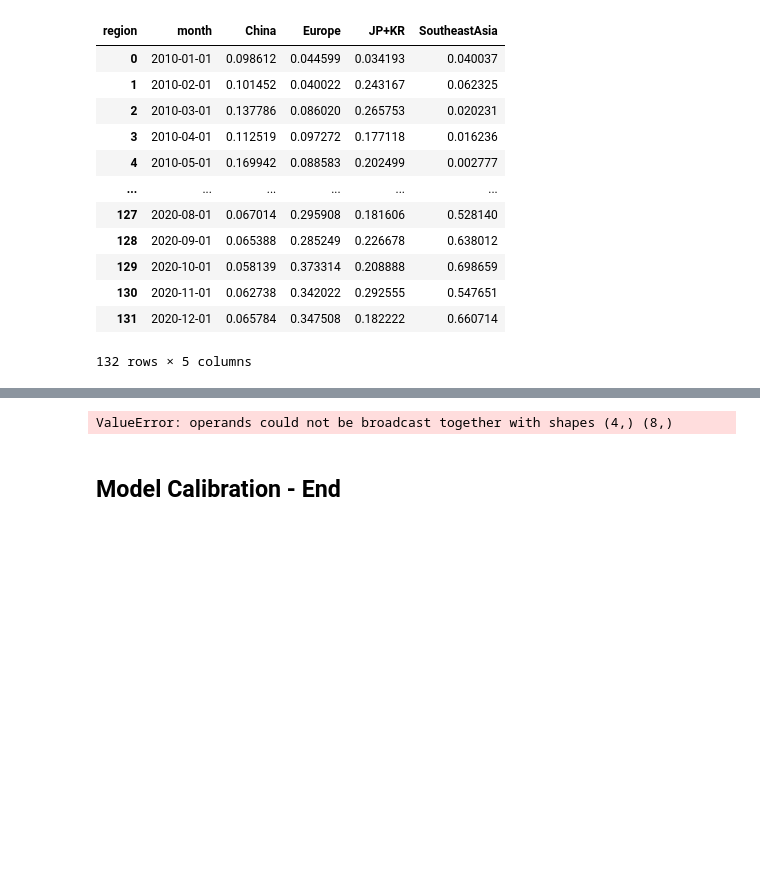
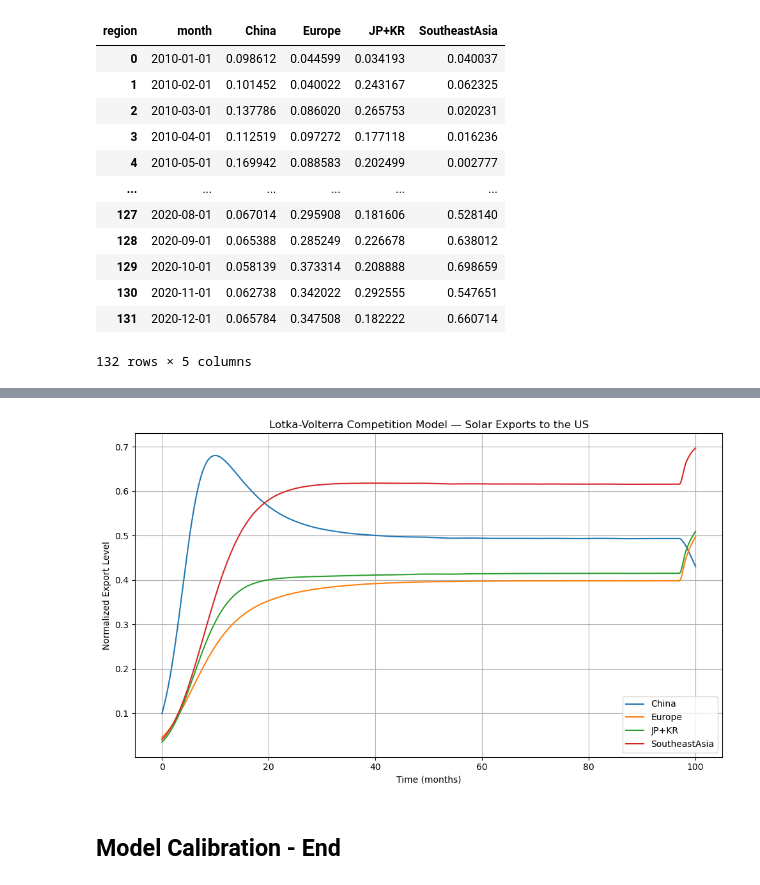
Before and after one commit to LeonardoPolverari/simulation_project, a Jupyter notebook: notebooks/angius_new.ipynb, the cells around one changed output, grey strips where cells are left out. Drawn from its saved outputs; the diff is of its cells as text; code cells hidden in the pictures; blank space fills up the shorter version.

```diff
--- a/notebooks/angius_new.ipynb
+++ b/notebooks/angius_new.ipynb
@@ -177,5 +195,6 @@ df_normalized
 # %%
-def lotka_volterra_with_tariffs_end(t, X, r1, r2, r3, r4,
+def lotka_volterra_with_tariffs_end(t, X, tariffs,
+                                r1, r2, r3, r4,
                                 a11, a12, a13, a14,
                                 a21, a22, a23, a24,
                                 a31, a32, a33, a34,
@@ -184,7 +203,8 @@ def lotka_volterra_with_tariffs_end(t, X, r1, r2, r3, r4,
                                 b21, b22, b23, b24,
                                 b31, b32, b33, b34,
                                 b41, b42, b43, b44):
-    X1, X2, X3, X4, tariff_1, tariff_2, tariff_3, tariff_4 = X
+    X1, X2, X3, X4 = X
+    tariff_1, tariff_2, tariff_3, tariff_4 = tariffs.iloc[int(t), 1:]
 
     dx1dt = r1 * X1 * (1 - a11*X1 - a12*X2 - a13*X3 - a14*X4) - b11 * X2 * X3 * X4 * tariff_1 + b12 * X2 * tariff_2 + b13 * X3 * tariff_3 + b14 * X4 * tariff_4
     dx2dt = r2 * X2 * (1 - a21*X1 - a22*X2 - a23*X3 - a24*X4) + b21 * X1 * tariff_1 - b22 * X1 * X3 * X4 * tariff_2 + b23 * X3 * tariff_3 + b24 * X4 * tariff_4
@@ -206,37 +226,37 @@ params = {
     'b41': 0.1, 'b42': 0.1, 'b43': 0.1, 'b44': 0.1
 }
 
 # Initial conditions (example, adjust as needed)
-X0 = df_normalized.iloc[0, 1:].values.tolist()
+X0 = df_normalized.iloc[0, 1:].values.tolist()  # Use the first row of normalized data as initial conditions
 
 # Time span and evaluation points
 t_span = (0, 100)
 t_eval = np.linspace(*t_span, 500)
 
 # Solve the system
 sol = solve_ivp(
-    fun=lambda t, X: lotka_volterra_with_tariffs_end(t, X, **params),
+    fun=lambda t, X: lotka_volterra_with_tariffs_end(t, X, df_tariffs, **params),
     t_span=t_span,
-    y0=X0,  # Initial conditions for exports and tariffs
+    y0=X0,
     t_eval=t_eval,
     method='RK45'
 )
 
 # Plot the results
 plt.figure(figsize=(10, 6))
 plt.plot(sol.t, sol.y[0], label='China')
 plt.plot(sol.t, sol.y[1], label='Europe')
 plt.plot(sol.t, sol.y[2], label='JP+KR')
 plt.plot(sol.t, sol.y[3], label='SoutheastAsia')
 plt.title('Lotka-Volterra Competition Model — Solar Exports to the US')
 plt.xlabel('Time (months)')
 plt.ylabel('Normalized Export Level')
 plt.legend()
 plt.grid(True)
 plt.tight_layout()
 plt.show()
 # %% [output]
-ValueError: operands could not be broadcast together with shapes (4,) (8,)
+[figure, added]
 # %% [markdown]
 ## Model Calibration - End
 # %%
```
Also changed, not shown: parts of 10 cells of this notebook.
